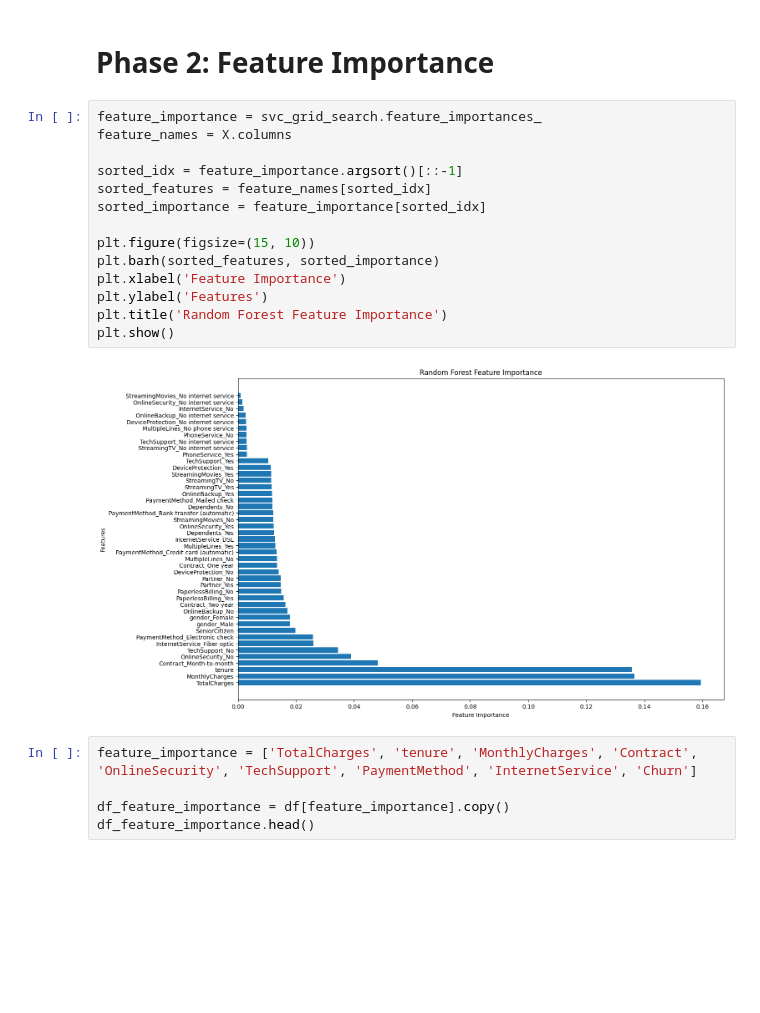
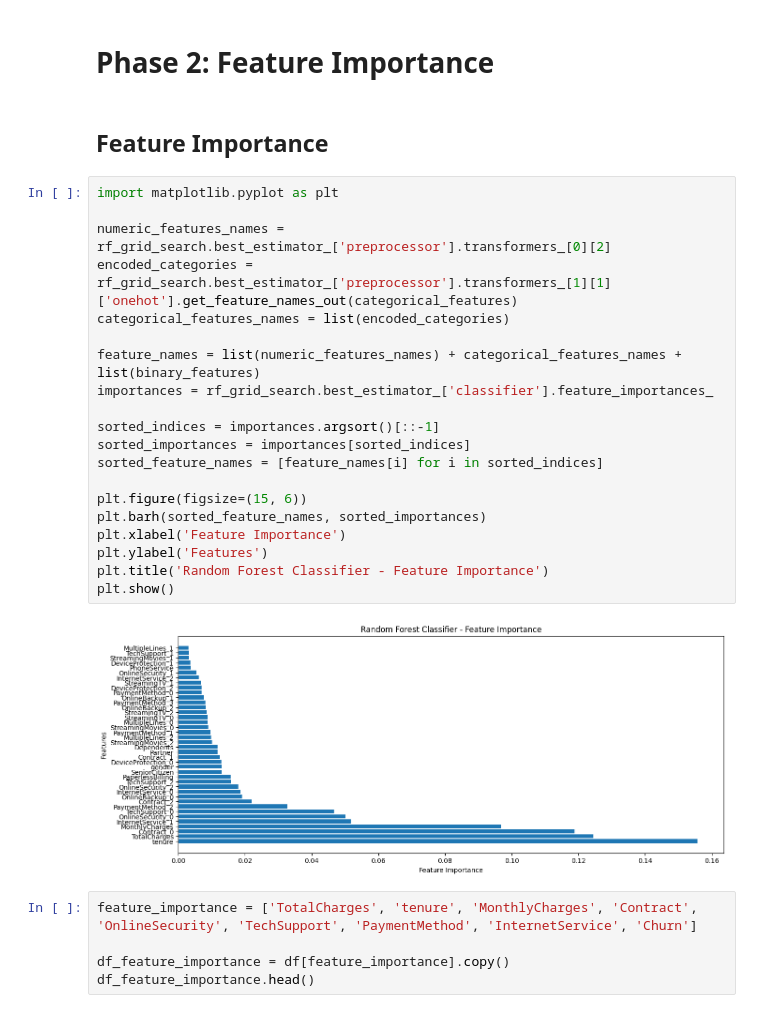
Before and after one commit to devapratama/Telco-Customer-Churn-Prediction, a Jupyter notebook: Telco_Customer_Churn_Prediction.ipynb, the cells around one changed output. Cells and saved outputs as stored; diff of their text form; blank space fills up the shorter version.

```diff
--- a/Telco_Customer_Churn_Prediction.ipynb
+++ b/Telco_Customer_Churn_Prediction.ipynb
@@ -842,22 +831,30 @@ Classification Report (Stacking):
 weighted avg       0.79      0.80      0.79      1407
 # %% [markdown]
 # **Phase 2: Feature Importance**
-# %%
-feature_importance = svc_grid_search.feature_importances_
-feature_names = X.columns
-
-sorted_idx = feature_importance.argsort()[::-1]
-sorted_features = feature_names[sorted_idx]
-sorted_importance = feature_importance[sorted_idx]
-
-plt.figure(figsize=(15, 10))
-plt.barh(sorted_features, sorted_importance)
-plt.xlabel('Feature Importance')
-plt.ylabel('Features')
-plt.title('Random Forest Feature Importance')
-plt.show()
-# %% [output]
-[figure, removed]
+# %% [markdown]
+## Feature Importance
+# %%
+import matplotlib.pyplot as plt
+
+numeric_features_names = rf_grid_search.best_estimator_['preprocessor'].transformers_[0][2]
+encoded_categories = rf_grid_search.best_estimator_['preprocessor'].transformers_[1][1]['onehot'].get_feature_names_out(categorical_features)
+categorical_features_names = list(encoded_categories)
+
+feature_names = list(numeric_features_names) + categorical_features_names + list(binary_features)
+importances = rf_grid_search.best_estimator_['classifier'].feature_importances_
+
+sorted_indices = importances.argsort()[::-1]
+sorted_importances = importances[sorted_indices]
+sorted_feature_names = [feature_names[i] for i in sorted_indices]
+
+plt.figure(figsize=(15, 6))
+plt.barh(sorted_feature_names, sorted_importances)
+plt.xlabel('Feature Importance')
+plt.ylabel('Features')
+plt.title('Random Forest Classifier - Feature Importance')
+plt.show()
+# %% [output]
+[figure, added]
 # %%
 feature_importance = ['TotalCharges', 'tenure', 'MonthlyCharges', 'Contract', 'OnlineSecurity', 'TechSupport', 'PaymentMethod', 'InternetService', 'Churn']
 
```
Also changed, not shown: parts of 69 cells of this notebook.
